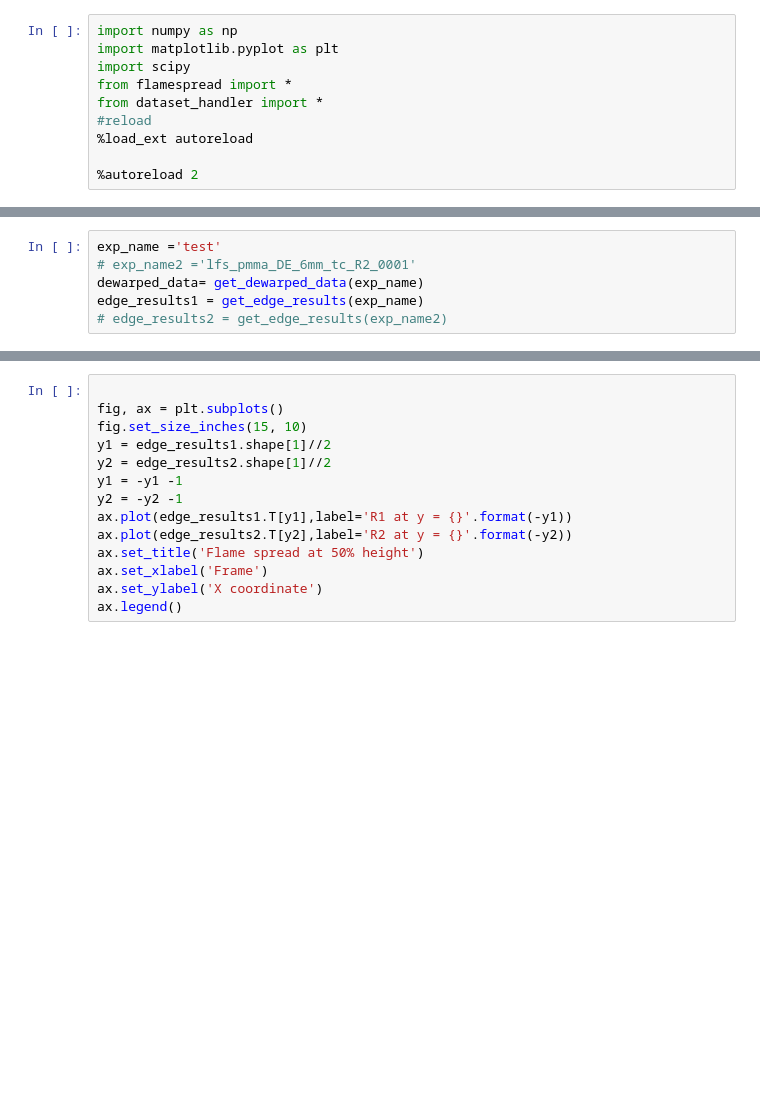
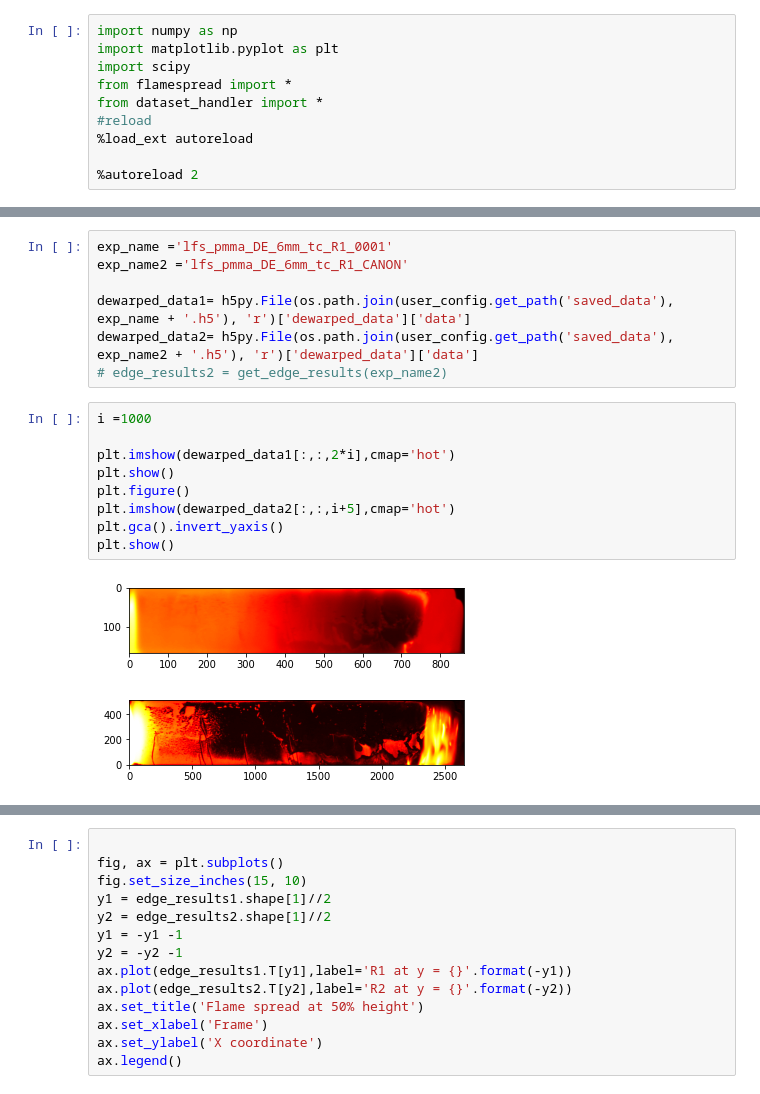
Before and after one commit to FireDynamics/FlameTrack, a Jupyter notebook: test.ipynb, the cells around one changed output, grey strips where cells are left out. Cells and saved outputs as stored; diff of their text form; blank space fills up the shorter version.

```diff
--- a/test.ipynb
+++ b/test.ipynb
@@ -11,6 +25,19 @@ from dataset_handler import *
 # %%
-exp_name ='test'
-# exp_name2 ='lfs_pmma_DE_6mm_tc_R2_0001'
-dewarped_data= get_dewarped_data(exp_name)
-edge_results1 = get_edge_results(exp_name)
+exp_name ='lfs_pmma_DE_6mm_tc_R1_0001'
+exp_name2 ='lfs_pmma_DE_6mm_tc_R1_CANON'
+
+dewarped_data1= h5py.File(os.path.join(user_config.get_path('saved_data'), exp_name + '.h5'), 'r')['dewarped_data']['data']
+dewarped_data2= h5py.File(os.path.join(user_config.get_path('saved_data'), exp_name2 + '.h5'), 'r')['dewarped_data']['data']
 # edge_results2 = get_edge_results(exp_name2)
+# %%
+i =1000
+
+plt.imshow(dewarped_data1[:,:,2*i],cmap='hot')
+plt.show()
+plt.figure()
+plt.imshow(dewarped_data2[:,:,i+5],cmap='hot')
+plt.gca().invert_yaxis()
+plt.show()
+# %% [output]
+[figure, added]
+[figure, added]
```
Also changed, not shown: parts of 9 cells of this notebook, 5 other files.
